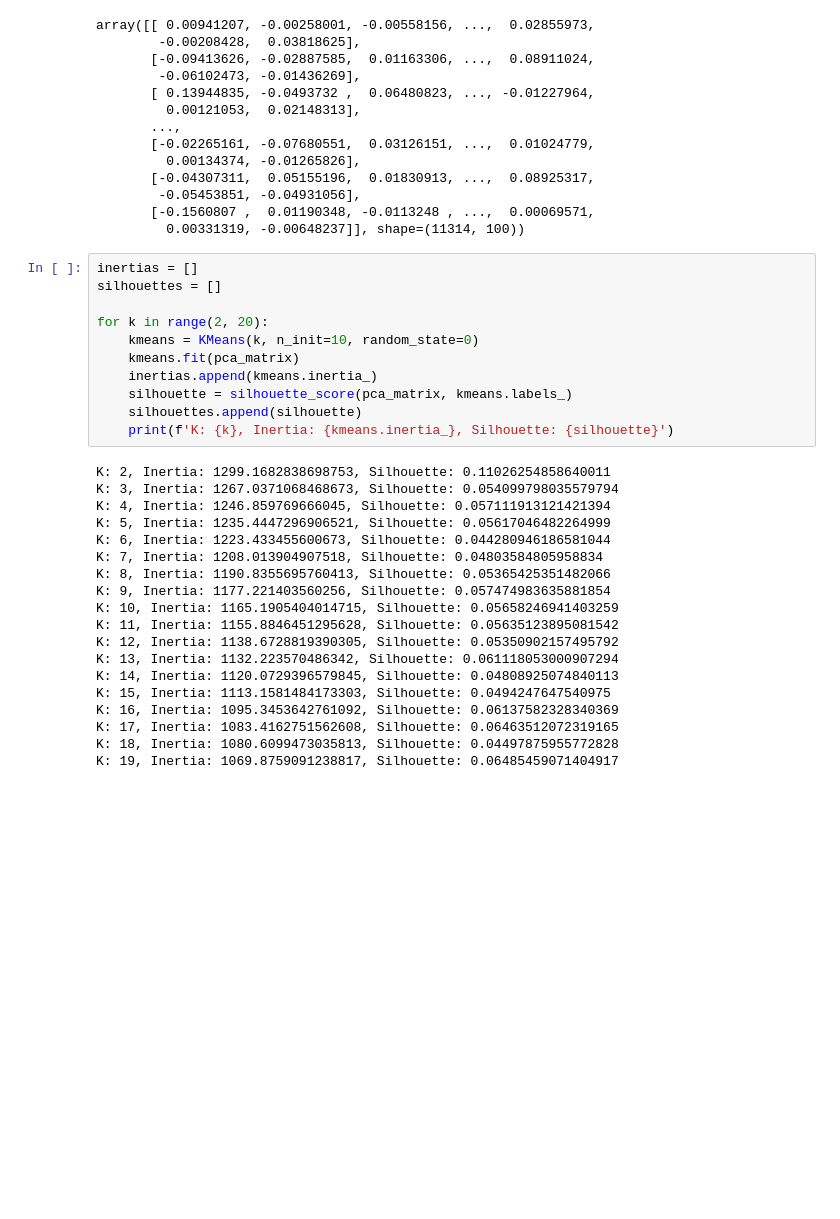
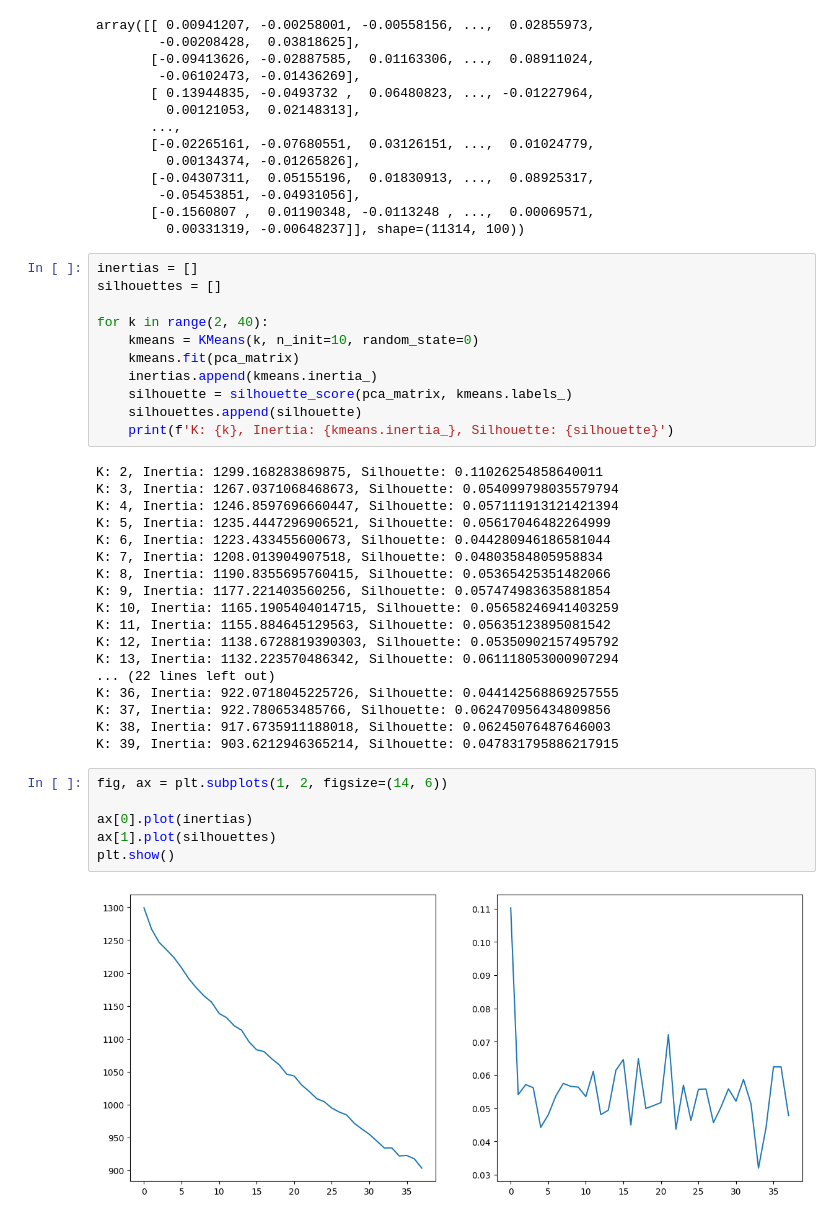
Before and after one commit to rektyyy/Artificial-Intelligence, a Jupyter notebook: ML/exercises/5/Assignment_5.ipynb, the cells around one changed output. Saved outputs shown, nothing was run; the diff lists cells and outputs as text; blank space fills up the shorter version.

```diff
--- a/ML/exercises/5/Assignment_5.ipynb
+++ b/ML/exercises/5/Assignment_5.ipynb
@@ -379,7 +381,7 @@ array([[ 0.00941207, -0.00258001, -0.00558156, ...,  0.02855973,
 inertias = []
 silhouettes = []
 
-for k in range(2, 20):
+for k in range(2, 40):
     kmeans = KMeans(k, n_init=10, random_state=0)
     kmeans.fit(pca_matrix)
     inertias.append(kmeans.inertia_)
@@ -387,21 +389,28 @@ for k in range(2, 20):
     silhouettes.append(silhouette)
     print(f'K: {k}, Inertia: {kmeans.inertia_}, Silhouette: {silhouette}')
 # %% [output]
-K: 2, Inertia: 1299.1682838698753, Silhouette: 0.11026254858640011
+K: 2, Inertia: 1299.168283869875, Silhouette: 0.11026254858640011
 K: 3, Inertia: 1267.0371068468673, Silhouette: 0.054099798035579794
-K: 4, Inertia: 1246.859769666045, Silhouette: 0.057111913121421394
+K: 4, Inertia: 1246.8597696660447, Silhouette: 0.057111913121421394
 K: 5, Inertia: 1235.4447296906521, Silhouette: 0.05617046482264999
 K: 6, Inertia: 1223.433455600673, Silhouette: 0.044280946186581044
 K: 7, Inertia: 1208.013904907518, Silhouette: 0.04803584805958834
-K: 8, Inertia: 1190.8355695760413, Silhouette: 0.05365425351482066
+K: 8, Inertia: 1190.8355695760415, Silhouette: 0.05365425351482066
 K: 9, Inertia: 1177.221403560256, Silhouette: 0.057474983635881854
 K: 10, Inertia: 1165.1905404014715, Silhouette: 0.05658246941403259
-K: 11, Inertia: 1155.8846451295628, Silhouette: 0.05635123895081542
-K: 12, Inertia: 1138.6728819390305, Silhouette: 0.05350902157495792
+K: 11, Inertia: 1155.884645129563, Silhouette: 0.05635123895081542
+K: 12, Inertia: 1138.6728819390303, Silhouette: 0.05350902157495792
 K: 13, Inertia: 1132.223570486342, Silhouette: 0.061118053000907294
-K: 14, Inertia: 1120.0729396579845, Silhouette: 0.04808925074840113
-K: 15, Inertia: 1113.1581484173303, Silhouette: 0.0494247647540975
-K: 16, Inertia: 1095.3453642761092, Silhouette: 0.06137582328340369
-K: 17, Inertia: 1083.4162751562608, Silhouette: 0.06463512072319165
-K: 18, Inertia: 1080.6099473035813, Silhouette: 0.04497875955772828
-K: 19, Inertia: 1069.8759091238817, Silhouette: 0.06485459071404917
+... (22 lines left out)
+K: 36, Inertia: 922.0718045225726, Silhouette: 0.044142568869257555
+K: 37, Inertia: 922.780653485766, Silhouette: 0.062470956434809856
+K: 38, Inertia: 917.6735911188018, Silhouette: 0.06245076487646003
+K: 39, Inertia: 903.6212946365214, Silhouette: 0.047831795886217915
+# %%
+fig, ax = plt.subplots(1, 2, figsize=(14, 6))
+
+ax[0].plot(inertias)
+ax[1].plot(silhouettes)
+plt.show()
+# %% [output]
+[figure, added]
```
Also changed, not shown: parts of 6 cells of this notebook.
